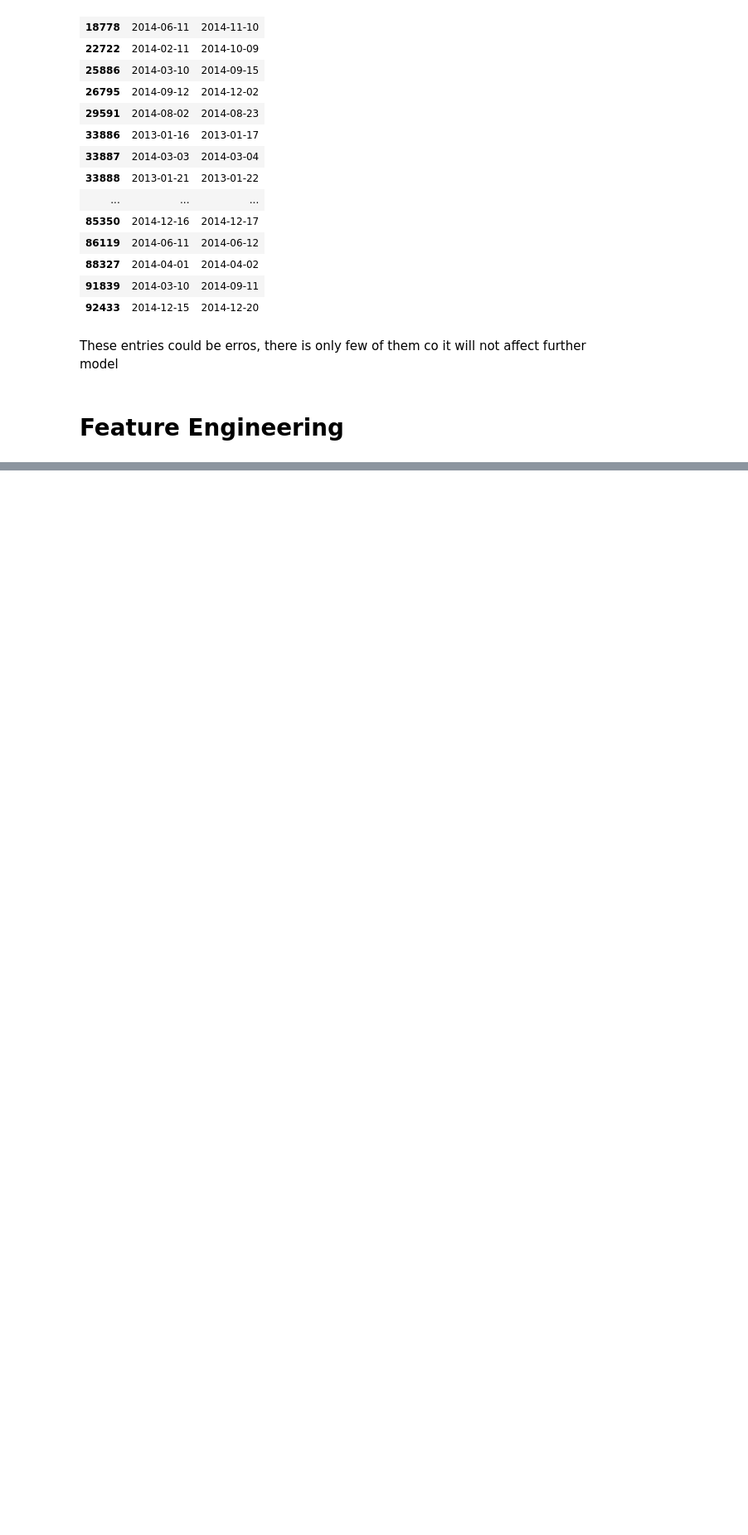
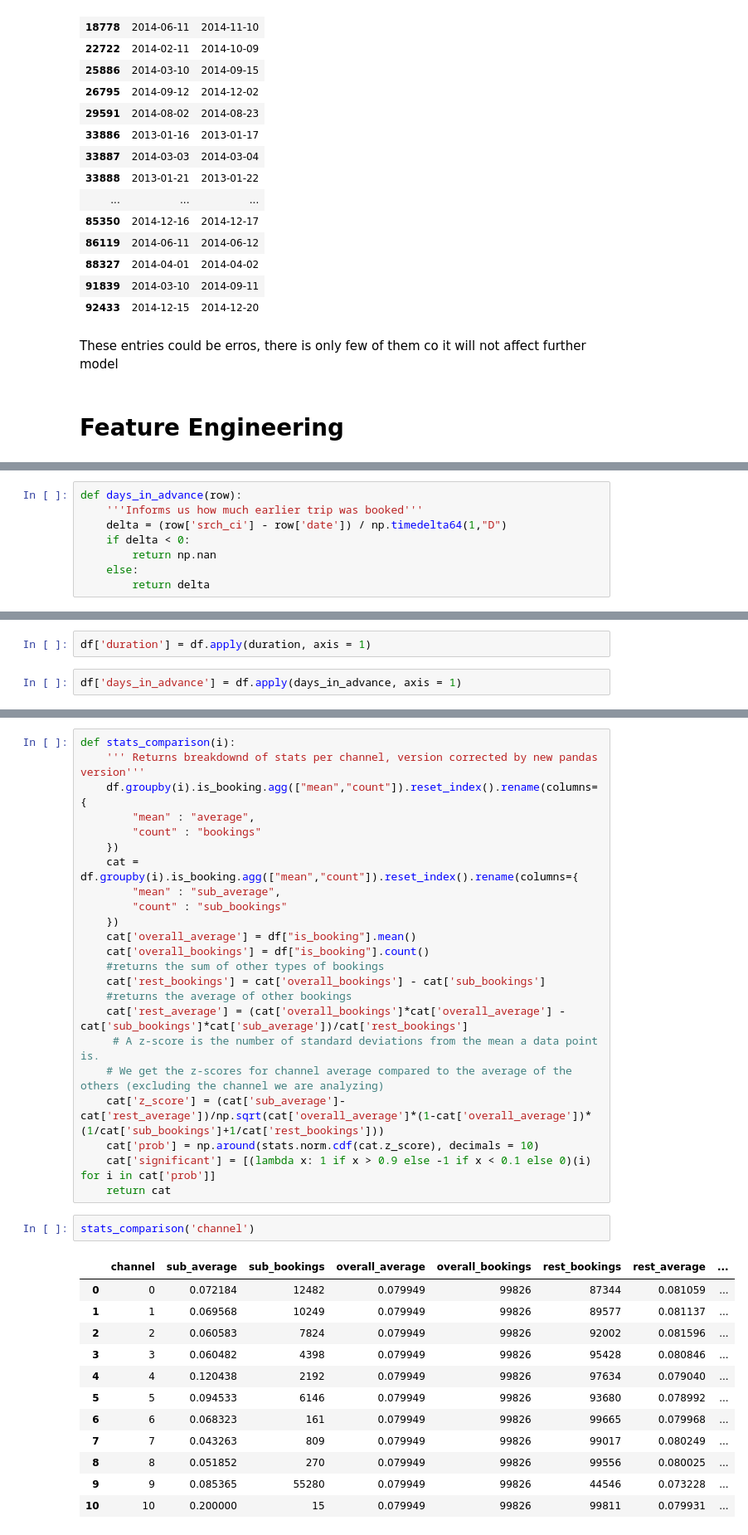
Before and after one commit to Zielzor/CustomerClustering, a Jupyter notebook: Customer Clustering Analysis.ipynb, the cells around one changed output, grey strips where cells are left out. Shown at 83% size. Drawn from its saved outputs; the diff is of its cells as text; blank space fills up the shorter version.

```diff
--- a/Customer Clustering Analysis.ipynb
+++ b/Customer Clustering Analysis.ipynb
@@ -264,0 +273,8 @@ These entries could be erros, there is only few of them co it will not affect fu
+# %%
+def days_in_advance(row):
+    '''Informs us how much earlier trip was booked'''
+    delta = (row['srch_ci'] - row['date']) / np.timedelta64(1,"D")
+    if delta < 0:
+        return np.nan
+    else:
+        return delta
@@ -264,0 +283,4 @@ These entries could be erros, there is only few of them co it will not affect fu
+# %%
+df['duration'] = df.apply(duration, axis = 1)
+# %%
+df['days_in_advance'] = df.apply(days_in_advance, axis = 1)
@@ -264,0 +315,38 @@ These entries could be erros, there is only few of them co it will not affect fu
+# %%
+def stats_comparison(i):
+    ''' Returns breakdownd of stats per channel, version corrected by new pandas version'''
+    df.groupby(i).is_booking.agg(["mean","count"]).reset_index().rename(columns={
+        "mean" : "average",
+        "count" : "bookings"
+    })
+    cat = df.groupby(i).is_booking.agg(["mean","count"]).reset_index().rename(columns={
+        "mean" : "sub_average",
+        "count" : "sub_bookings"
+    })
+    cat['overall_average'] = df["is_booking"].mean()
+    cat['overall_bookings'] = df["is_booking"].count()
+    #returns the sum of other types of bookings
+    cat['rest_bookings'] = cat['overall_bookings'] - cat['sub_bookings']
+    #returns the average of other bookings
+    cat['rest_average'] = (cat['overall_bookings']*cat['overall_average'] - cat['sub_bookings']*cat['sub_average'])/cat['rest_bookings']
+     # A z-score is the number of standard deviations from the mean a data point is.
+    # We get the z-scores for channel average compared to the average of the others (excluding the channel we are analyzing)
+    cat['z_score'] = (cat['sub_average']-cat['rest_average'])/np.sqrt(cat['overall_average']*(1-cat['overall_average'])*(1/cat['sub_bookings']+1/cat['rest_bookings']))
+    cat['prob'] = np.around(stats.norm.cdf(cat.z_score), decimals = 10)
+    cat['significant'] = [(lambda x: 1 if x > 0.9 else -1 if x < 0.1 else 0)(i) for i in cat['prob']]
+    return cat
+# %%
+stats_comparison('channel')
+# %% [output]
+|  | channel | sub_average | sub_bookings | overall_average | overall_bookings | rest_bookings | rest_average | ... |
+| 0 | 0 | 0.072184 | 12482 | 0.079949 | 99826 | 87344 | 0.081059 | ... |
+| 1 | 1 | 0.069568 | 10249 | 0.079949 | 99826 | 89577 | 0.081137 | ... |
+| 2 | 2 | 0.060583 | 7824 | 0.079949 | 99826 | 92002 | 0.081596 | ... |
+| 3 | 3 | 0.060482 | 4398 | 0.079949 | 99826 | 95428 | 0.080846 | ... |
+| 4 | 4 | 0.120438 | 2192 | 0.079949 | 99826 | 97634 | 0.079040 | ... |
+| 5 | 5 | 0.094533 | 6146 | 0.079949 | 99826 | 93680 | 0.078992 | ... |
+| 6 | 6 | 0.068323 | 161 | 0.079949 | 99826 | 99665 | 0.079968 | ... |
+| 7 | 7 | 0.043263 | 809 | 0.079949 | 99826 | 99017 | 0.080249 | ... |
+| 8 | 8 | 0.051852 | 270 | 0.079949 | 99826 | 99556 | 0.080025 | ... |
+| 9 | 9 | 0.085365 | 55280 | 0.079949 | 99826 | 44546 | 0.073228 | ... |
+| 10 | 10 | 0.200000 | 15 | 0.079949 | 99826 | 99811 | 0.079931 | ... |
```
Also changed, not shown: parts of 28 cells of this notebook.
